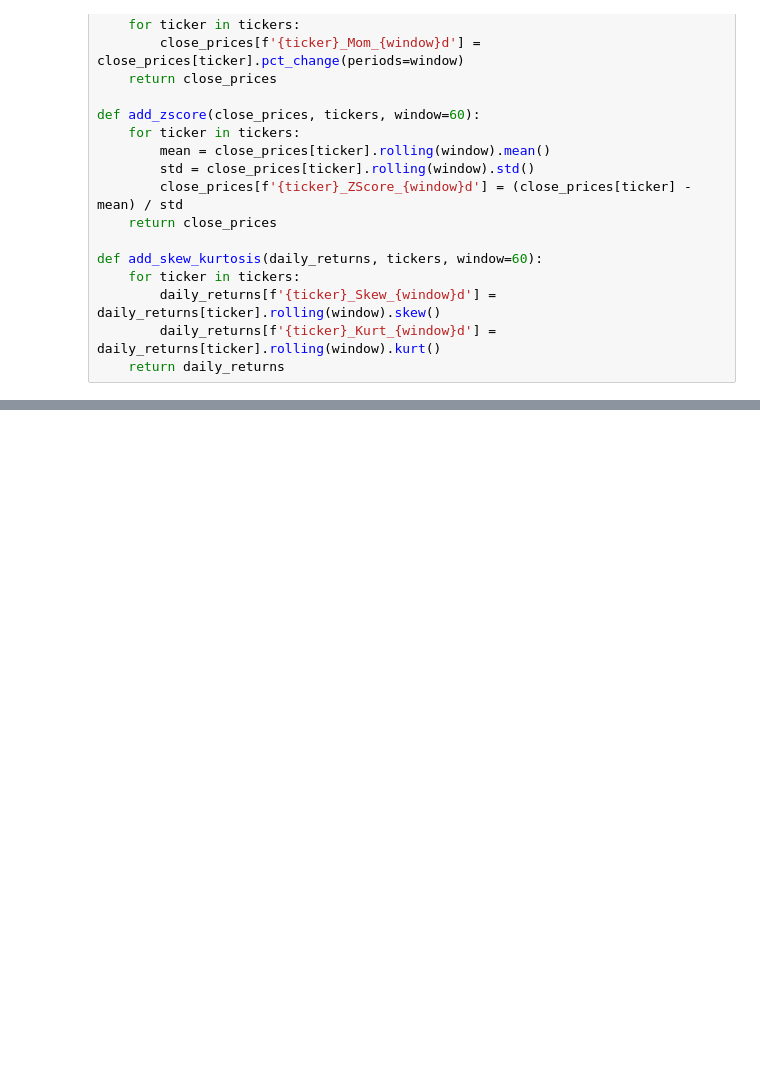
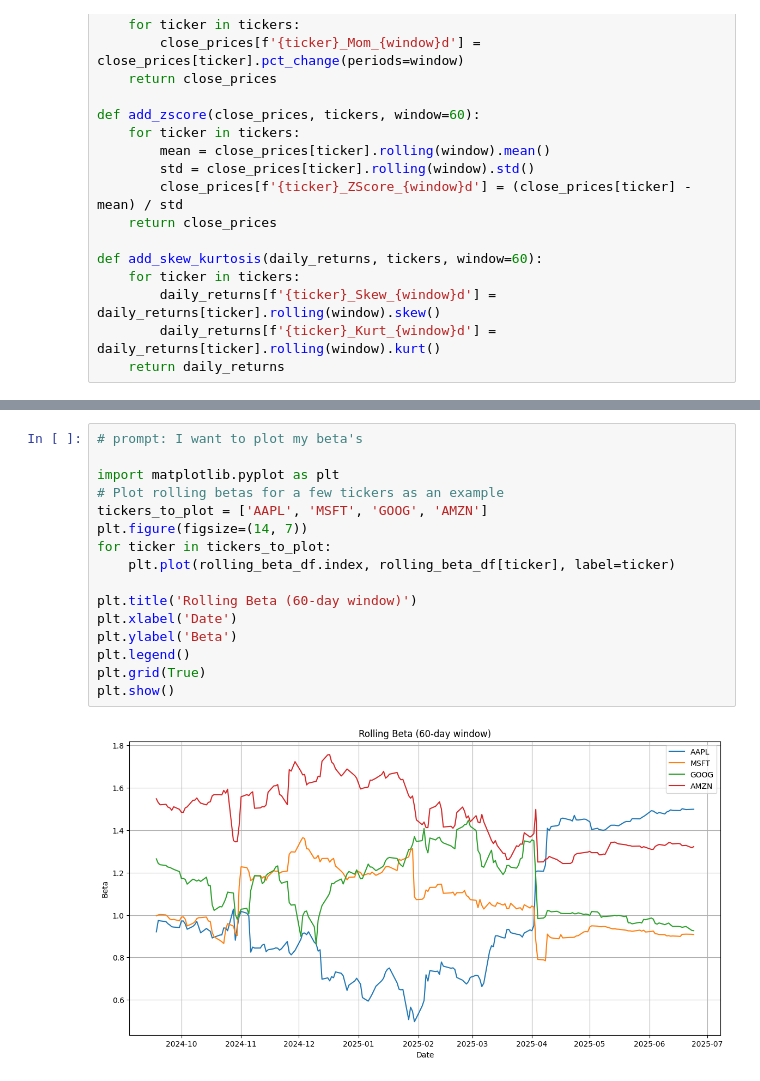
Before and after one commit to klabak436/yf_knn, a Jupyter notebook: mean_reversion_knn.ipynb, the cells around one changed output, grey strips where cells are left out. Drawn from its saved outputs; the diff is of its cells as text; blank space fills up the shorter version.

```diff
--- a/mean_reversion_knn.ipynb
+++ b/mean_reversion_knn.ipynb
@@ -67,0 +150,18 @@ print(f'\nSkewness and Kurtosis of Daily Returns (60 days):\n{daily_returns.filt
+# %%
+# prompt: I want to plot my beta's
+
+import matplotlib.pyplot as plt
+# Plot rolling betas for a few tickers as an example
+tickers_to_plot = ['AAPL', 'MSFT', 'GOOG', 'AMZN']
+plt.figure(figsize=(14, 7))
+for ticker in tickers_to_plot:
+    plt.plot(rolling_beta_df.index, rolling_beta_df[ticker], label=ticker)
+
+plt.title('Rolling Beta (60-day window)')
+plt.xlabel('Date')
+plt.ylabel('Beta')
+plt.legend()
+plt.grid(True)
+plt.show()
+# %% [output]
+[figure, added]
```
Also changed, not shown: parts of 6 cells of this notebook.
